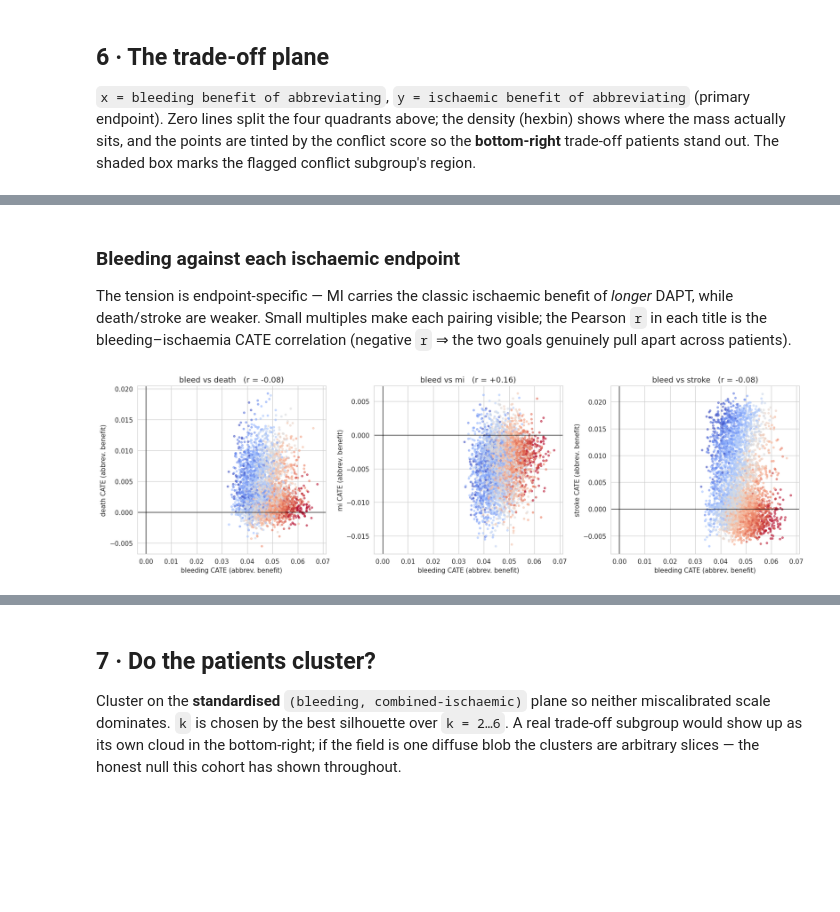
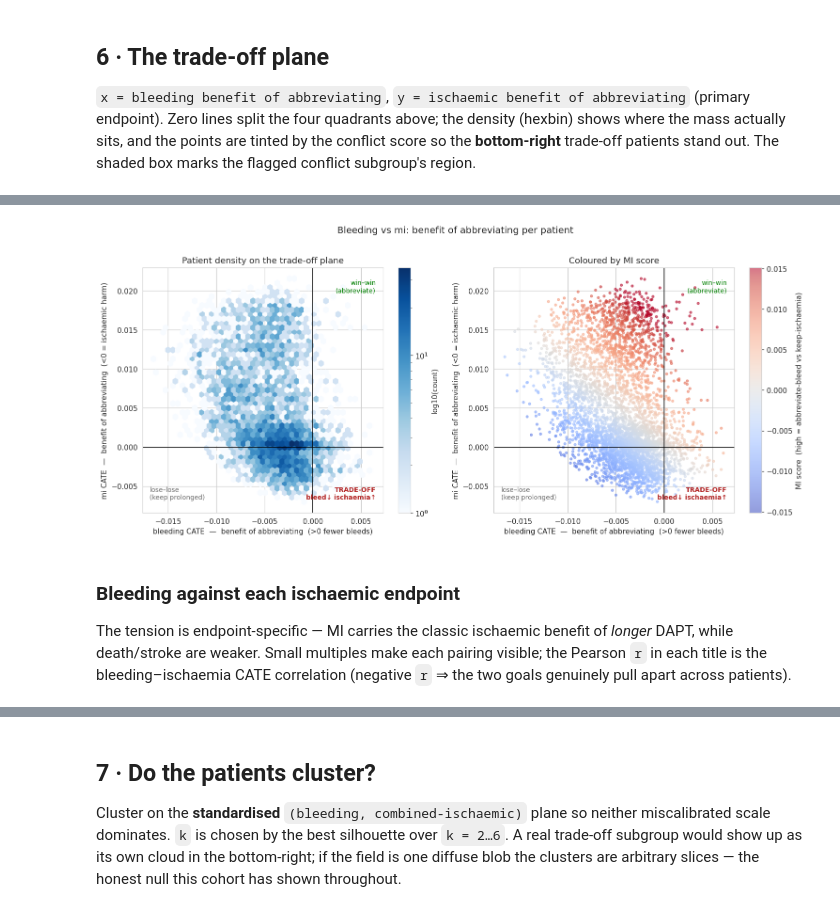
Before and after one commit to TommasoPioda/CATE-estimation-on-the-MASTER-DAPT-trial, a Jupyter notebook: Meta-learning/causal_forest/10_bleeding_ischemic_tradeoff.ipynb, the cells around one changed output, grey strips where cells are left out. Cells and saved outputs as stored; diff of their text form; code cells hidden in the pictures; blank space fills up the shorter version.

```diff
--- a/Meta-learning/causal_forest/10_bleeding_ischemic_tradeoff.ipynb
+++ b/Meta-learning/causal_forest/10_bleeding_ischemic_tradeoff.ipynb
@@ -290,3 +293,37 @@ plt.show()
+# %%
+x, y = df["mi"].to_numpy(), df['stroke'].to_numpy()
+
+fig, (axL, axR) = plt.subplots(1, 2, figsize=(14, 6))
+
+# -- left: density
+hb = axL.hexbin(x, y, gridsize=45, cmap="Blues", mincnt=1, bins="log")
+fig.colorbar(hb, ax=axL, label="log10(count)")
+axL.set_title("Patient density on the trade-off plane")
+
+# -- right: points tinted by conflict
+sc = axR.scatter(x, y, c=df['stroke'] + df["mi"], cmap="coolwarm", s=10, alpha=0.55,
+                 vmin=-np.abs(df['stroke'] + df["mi"]).quantile(0.98),
+                 vmax=np.abs(df['stroke'] + df["mi"]).quantile(0.98))
+fig.colorbar(sc, ax=axR, label="MI score  (high = abbreviate-bleed vs keep-ischaemia)")
+axR.set_title("Coloured by MI score")
+
+for ax in (axL, axR):
+    ax.axvline(0, color="k", lw=1); ax.axhline(0, color="k", lw=1)
+    ax.set_xlabel("bleeding CATE  —  benefit of abbreviating  (>0 fewer bleeds)")
+    ax.set_ylabel(f"{yname} CATE  —  benefit of abbreviating  (<0 = ischaemic harm)")
+    ax.annotate("win–win\n(abbreviate)", (0.97, 0.95), xycoords="axes fraction",
+                ha="right", va="top", fontsize=9, color="green")
+    ax.annotate("TRADE-OFF\nbleed↓ ischaemia↑", (0.97, 0.05), xycoords="axes fraction",
+                ha="right", va="bottom", fontsize=9, color="firebrick", weight="bold")
+    ax.annotate("lose–lose\n(keep prolonged)", (0.03, 0.05), xycoords="axes fraction",
+                ha="left", va="bottom", fontsize=9, color="dimgray")
+
+fig.suptitle(f"Bleeding vs {yname}: benefit of abbreviating per patient", y=1.02, fontsize=13)
+fig.tight_layout()
+fig.savefig(os.path.join(FIG_DIR, f"tradeoff_bleed_vs_{yname}.png"), dpi=150, bbox_inches="tight")
+plt.show()
+# %% [output]
+[figure, added]
 # %% [markdown]
 ### Bleeding against each ischaemic endpoint
 
@@ -295,18 +332,47 @@ while death/stroke are weaker. Small multiples make each pairing visible; the Pe
 title is the bleeding–ischaemia CATE correlation (negative `r` ⇒ the two goals genuinely pull
 apart across patients).
 # %%
+def _bivariate_norm(v):
+    """Min-max normalize to [0, 1] over each axis's own 2nd-98th percentile range, so an
+    all-positive, off-centre axis (e.g. bleed) still spans the full colour range."""
+    lo, hi = np.percentile(v, [2, 98])
+    if hi - lo < 1e-12:
+        return np.full_like(v, 0.5, dtype=float)
+    return np.clip((v - lo) / (hi - lo), 0, 1)
+
+# 4 corner colors: low-low -> light gray, high-x -> red, high-y -> blue, high-high -> purple
+_BIV_CORNERS = np.array([[0.90, 0.90, 0.90], [0.75, 0.10, 0.15],
+                         [0.10, 0.35, 0.70], [0.40, 0.05, 0.45]])
+
+def _bivariate_rgb(nx, ny):
+    nx, ny = np.atleast_1d(nx), np.atleast_1d(ny)
+    w = np.stack([(1 - nx) * (1 - ny), nx * (1 - ny), (1 - nx) * ny, nx * ny], axis=-1)
+    return w @ _BIV_CORNERS
+
+def _bivariate_legend(ax, xlabel, ylabel, res=40):
+    g = np.linspace(0, 1, res)
+    gx, gy = np.meshgrid(g, g)
+    swatch = _bivariate_rgb(gx.ravel(), gy.ravel()).reshape(res, res, 3)
+    lax = ax.inset_axes([0.03, 0.62, 0.28, 0.28])
+    lax.imshow(swatch, origin="lower", extent=[0, 1, 0, 1], aspect="auto")
+    lax.set_xticks([0, 1]); lax.set_xticklabels(["low", "high"], fontsize=6)
+    lax.set_yticks([0, 1]); lax.set_yticklabels(["low", "high"], fontsize=6)
+    lax.set_xlabel(xlabel, fontsize=6.5, labelpad=1)
+    lax.set_ylabel(ylabel, fontsize=6.5, labelpad=1)
+    lax.tick_params(length=2, pad=1)
+
 fig, axes = plt.subplots(1, len(ISCHAEMIC_AXES), figsize=(5.2 * len(ISCHAEMIC_AXES), 4.6),
                          squeeze=False)
 for ax, name in zip(axes.ravel(), ISCHAEMIC_AXES):
     r = np.corrcoef(df["bleed"], df[name])[0, 1]
-    ax.scatter(df["bleed"], df[name], c=df["conflict"], cmap="coolwarm", s=8, alpha=0.5,
-               vmin=-np.abs(df["conflict"]).quantile(0.98), vmax=np.abs(df["conflict"]).quantile(0.98))
+    nx = _bivariate_norm(df["bleed"].to_numpy())
+    ny = _bivariate_norm(df[name].to_numpy())
+    ax.scatter(df["bleed"], df[name], c=_bivariate_rgb(nx, ny), s=8, alpha=0.6, linewidths=0)
     ax.axvline(0, color="k", lw=0.8); ax.axhline(0, color="k", lw=0.8)
     ax.set_title(f"bleed vs {name}   (r = {r:+.2f})")
     ax.set_xlabel("bleeding CATE (abbrev. benefit)")
     ax.set_ylabel(f"{name} CATE (abbrev. benefit)")
+    _bivariate_legend(ax, "bleed →", f"{name} →")
 fig.tight_layout()
 fig.savefig(os.path.join(FIG_DIR, "tradeoff_small_multiples.png"), dpi=150, bbox_inches="tight")
 plt.show()
-# %% [output]
-[figure, removed]
```
Also changed, not shown: parts of 17 cells of this notebook.
